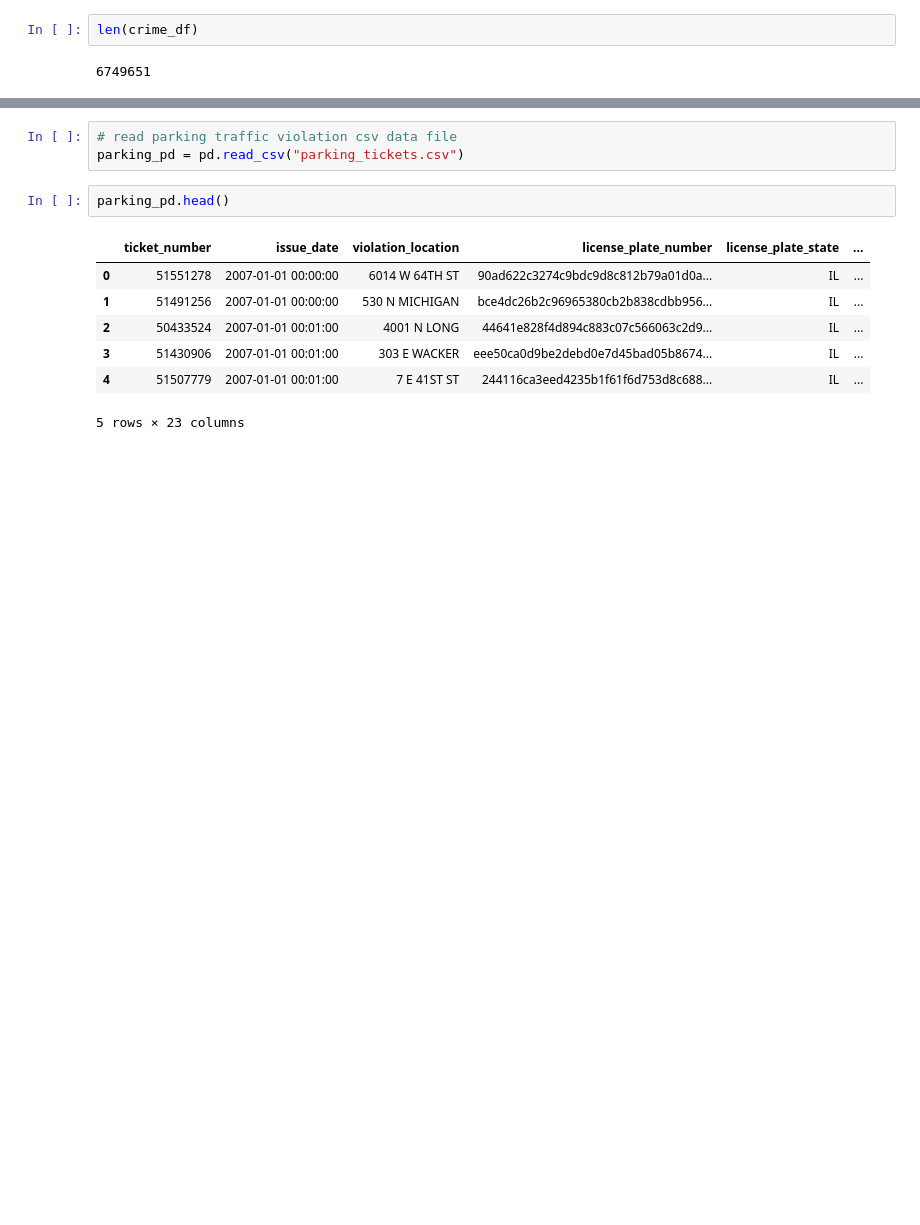
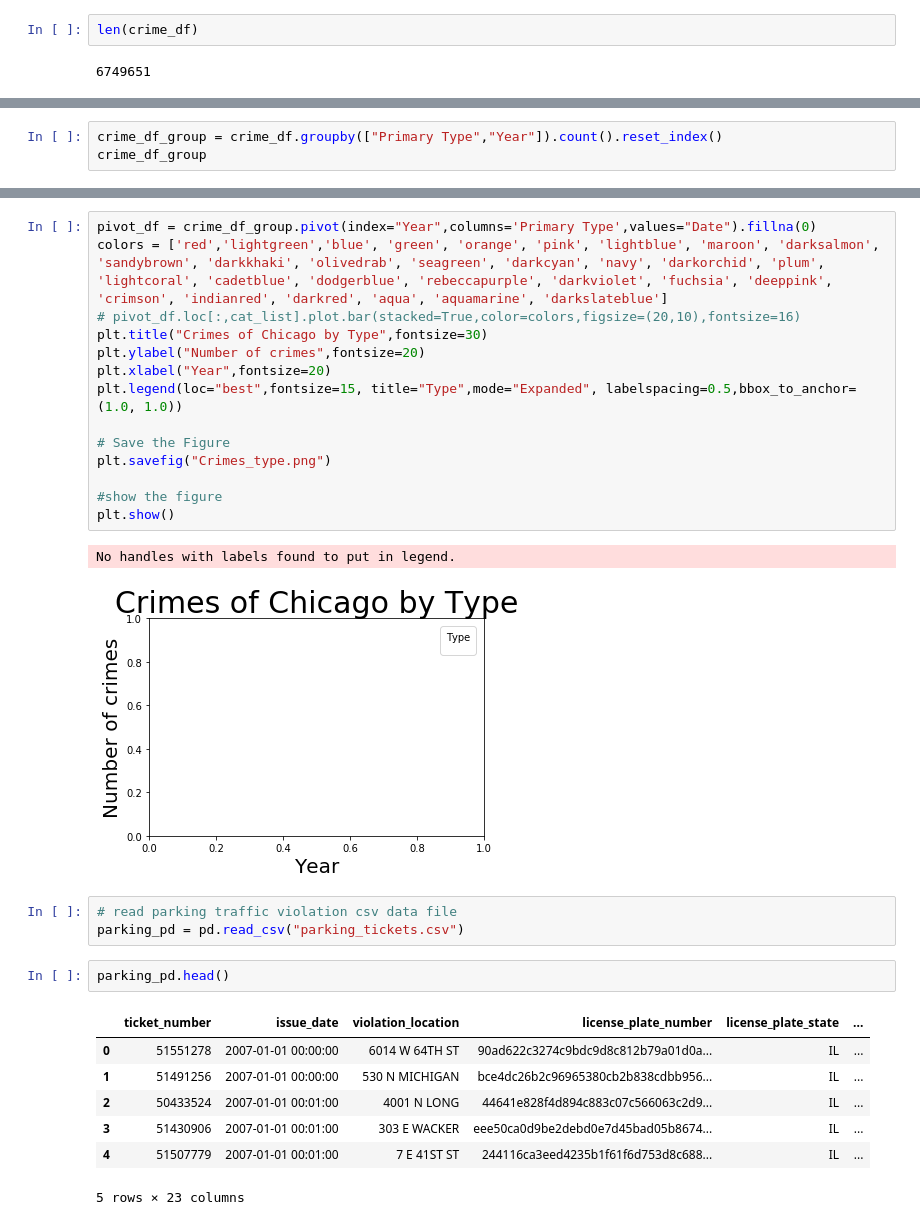
Before and after one commit to UCB-INFO-PYTHON/W200Fall18_GroupProject_Jon-Thanh-Eddie, a Jupyter notebook: crime_data.ipynb, the cells around one changed output, grey strips where cells are left out. Saved outputs shown, nothing was run; the diff lists cells and outputs as text; blank space fills up the shorter version.

```diff
--- a/crime_data.ipynb
+++ b/crime_data.ipynb
@@ -41,0 +52,3 @@ len(crime_df)
+# %%
+crime_df_group = crime_df.groupby(["Primary Type","Year"]).count().reset_index()
+crime_df_group
@@ -42,3 +74,20 @@ len(crime_df)
+# %%
+pivot_df = crime_df_group.pivot(index="Year",columns='Primary Type',values="Date").fillna(0)
+colors = ['red','lightgreen','blue', 'green', 'orange', 'pink', 'lightblue', 'maroon', 'darksalmon', 'sandybrown', 'darkkhaki', 'olivedrab', 'seagreen', 'darkcyan', 'navy', 'darkorchid', 'plum', 'lightcoral', 'cadetblue', 'dodgerblue', 'rebeccapurple', 'darkviolet', 'fuchsia', 'deeppink', 'crimson', 'indianred', 'darkred', 'aqua', 'aquamarine', 'darkslateblue']
+# pivot_df.loc[:,cat_list].plot.bar(stacked=True,color=colors,figsize=(20,10),fontsize=16)
+plt.title("Crimes of Chicago by Type",fontsize=30)
+plt.ylabel("Number of crimes",fontsize=20)
+plt.xlabel("Year",fontsize=20)
+plt.legend(loc="best",fontsize=15, title="Type",mode="Expanded", labelspacing=0.5,bbox_to_anchor=(1.0, 1.0))
+
+# Save the Figure
+plt.savefig("Crimes_type.png")
+
+#show the figure
+plt.show()
+# %% [output]
+No handles with labels found to put in legend.
+[figure, added]
 # %%
 # read parking traffic violation csv data file
 parking_pd = pd.read_csv("parking_tickets.csv")
```
Also changed, not shown: parts of 2 cells of this notebook.
